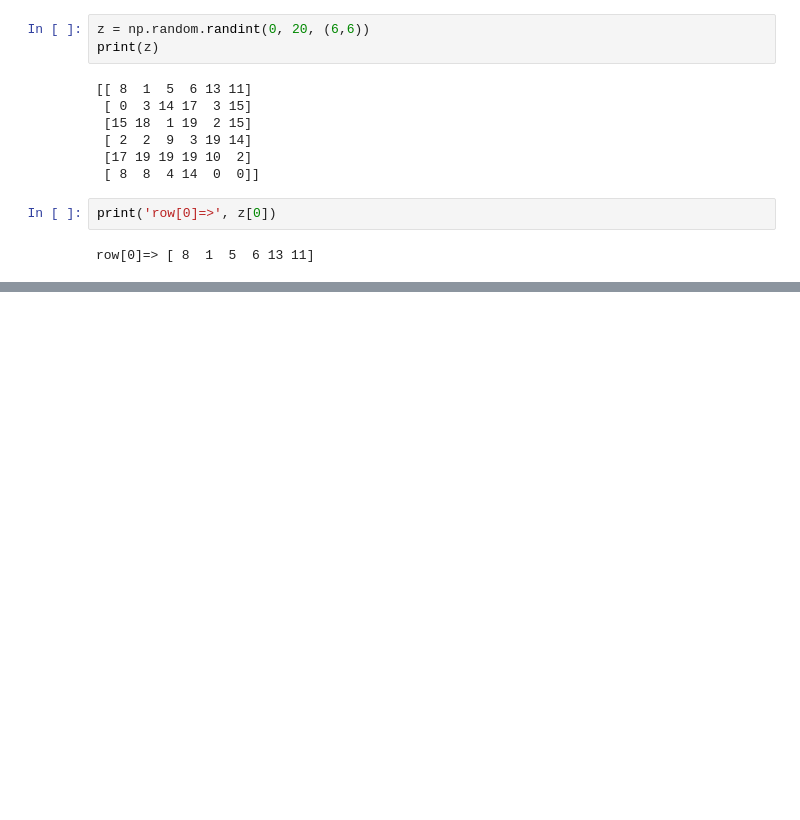
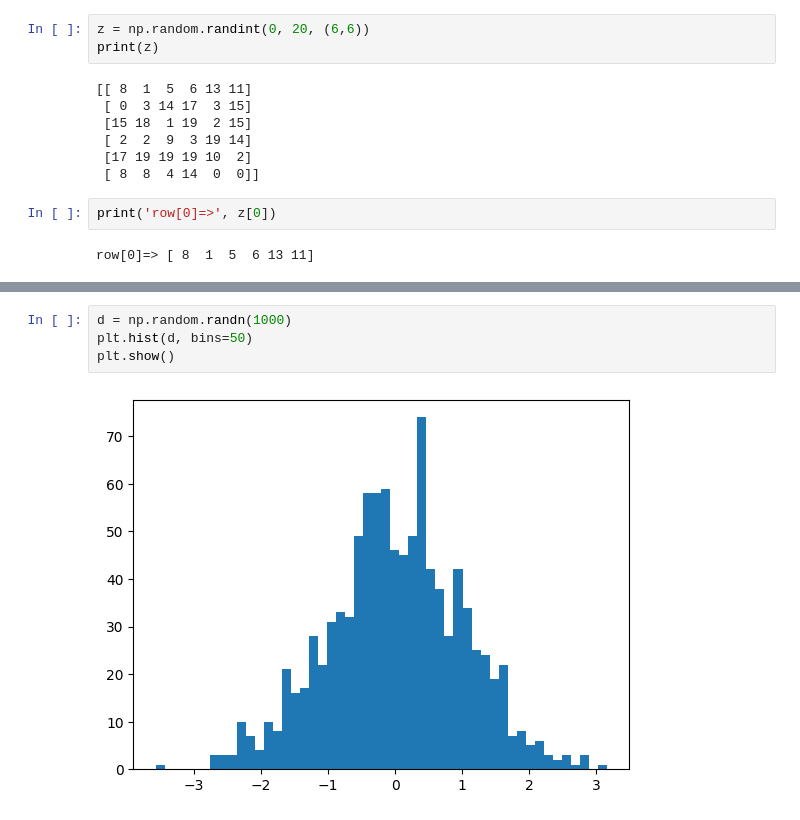
Before and after one commit to Amjadali168/2023-SEP--PY-DS, a Jupyter notebook: data analysis/numpy.ipynb, the cells around one changed output, grey strips where cells are left out. Drawn from its saved outputs; the diff is of its cells as text; blank space fills up the shorter version.

```diff
--- a/data analysis/numpy.ipynb
+++ b/data analysis/numpy.ipynb
@@ -217,0 +385,6 @@ first row, last element => 11
+# %%
+d = np.random.randn(1000)
+plt.hist(d, bins=50)
+plt.show()
+# %% [output]
+[figure, added]
```
Also changed, not shown: parts of 29 cells of this notebook, 4 other files.
